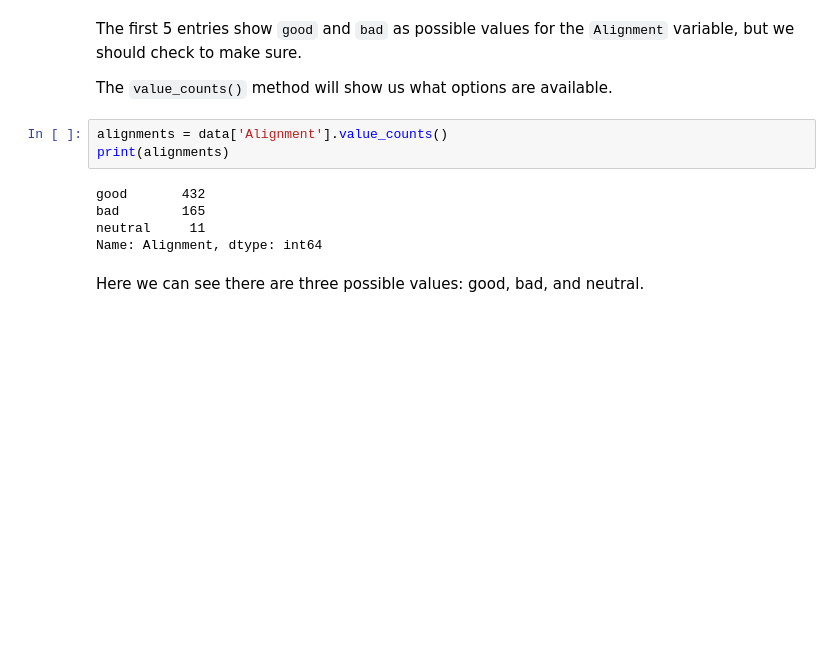
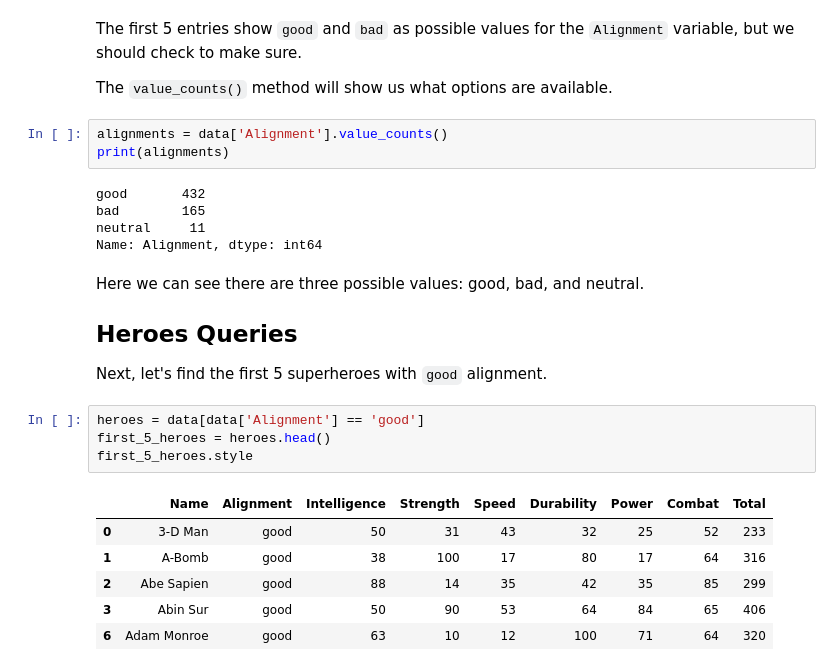
Before and after one commit to NicholasCrossman/python-pandas-marvel-queries, a Jupyter notebook: marvel-queries.ipynb, the cells around one changed output. Saved outputs shown, nothing was run; the diff lists cells and outputs as text; blank space fills up the shorter version.

```diff
--- a/marvel-queries.ipynb
+++ b/marvel-queries.ipynb
@@ -44,3 +44,18 @@ neutral     11
 Name: Alignment, dtype: int64
 # %% [markdown]
 Here we can see there are three possible values: good, bad, and neutral.
+
+## Heroes Queries
+
+Next, let's find the first 5 superheroes with `good` alignment.
+# %%
+heroes = data[data['Alignment'] == 'good']
+first_5_heroes = heroes.head()
+first_5_heroes.style
+# %% [output]
+|  | Name | Alignment | Intelligence | Strength | Speed | Durability | Power | Combat | Total |
+| 0 | 3-D Man | good | 50 | 31 | 43 | 32 | 25 | 52 | 233 |
+| 1 | A-Bomb | good | 38 | 100 | 17 | 80 | 17 | 64 | 316 |
+| 2 | Abe Sapien | good | 88 | 14 | 35 | 42 | 35 | 85 | 299 |
+| 3 | Abin Sur | good | 50 | 90 | 53 | 64 | 84 | 65 | 406 |
+| 6 | Adam Monroe | good | 63 | 10 | 12 | 100 | 71 | 64 | 320 |
```
Also changed, not shown: parts of 8 cells of this notebook.
